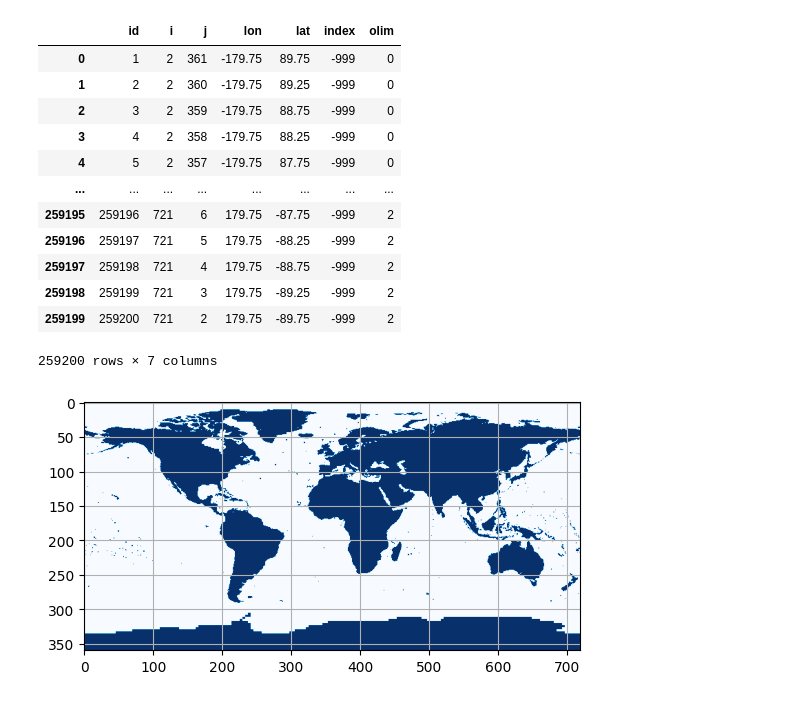
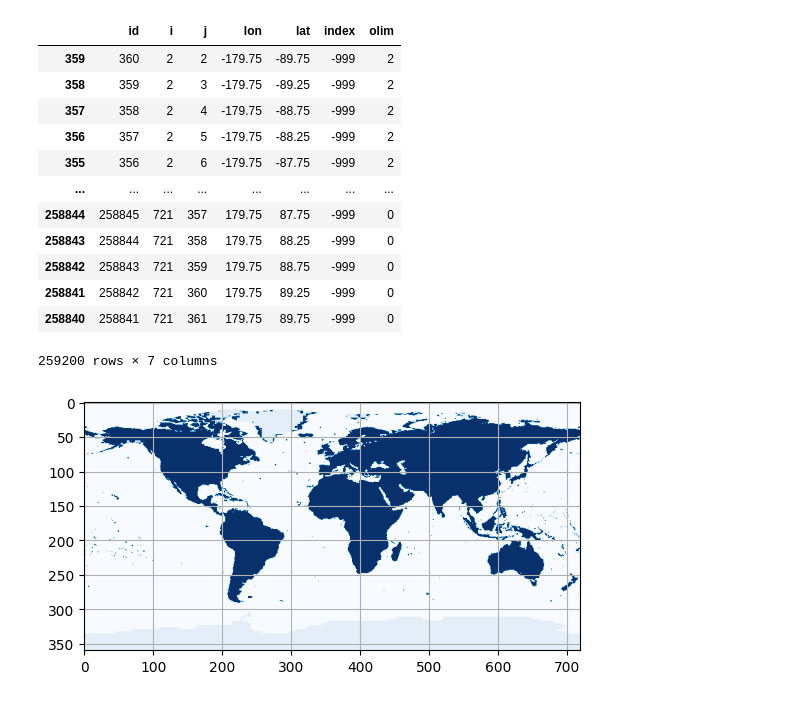
Before and after one commit to SEnikeeva/proc_optimisation, a Jupyter notebook: data.ipynb, the cells around one changed output. Cells and saved outputs as stored; diff of their text form; code cells hidden in the pictures.

```diff
--- a/data.ipynb
+++ b/data.ipynb
@@ -5,25 +7,27 @@ import pandas as pd
 # %%
 mask_df = pd.read_csv('data/term_landseamask.csv', sep=';')
 # %%
+mask_df = mask_df.sort_values(by=['lon', 'lat'])
 mask_df
 # %% [output]
 |  | id | i | j | lon | lat | index | olim |
-| 0 | 1 | 2 | 361 | -179.75 | 89.75 | -999 | 0 |
-| 1 | 2 | 2 | 360 | -179.75 | 89.25 | -999 | 0 |
-| 2 | 3 | 2 | 359 | -179.75 | 88.75 | -999 | 0 |
-| 3 | 4 | 2 | 358 | -179.75 | 88.25 | -999 | 0 |
-| 4 | 5 | 2 | 357 | -179.75 | 87.75 | -999 | 0 |
+| 359 | 360 | 2 | 2 | -179.75 | -89.75 | -999 | 2 |
+| 358 | 359 | 2 | 3 | -179.75 | -89.25 | -999 | 2 |
+| 357 | 358 | 2 | 4 | -179.75 | -88.75 | -999 | 2 |
+| 356 | 357 | 2 | 5 | -179.75 | -88.25 | -999 | 2 |
+| 355 | 356 | 2 | 6 | -179.75 | -87.75 | -999 | 2 |
 | ... | ... | ... | ... | ... | ... | ... | ... |
-| 259195 | 259196 | 721 | 6 | 179.75 | -87.75 | -999 | 2 |
-| 259196 | 259197 | 721 | 5 | 179.75 | -88.25 | -999 | 2 |
-| 259197 | 259198 | 721 | 4 | 179.75 | -88.75 | -999 | 2 |
-| 259198 | 259199 | 721 | 3 | 179.75 | -89.25 | -999 | 2 |
-| 259199 | 259200 | 721 | 2 | 179.75 | -89.75 | -999 | 2 |
+| 258844 | 258845 | 721 | 357 | 179.75 | 87.75 | -999 | 0 |
+| 258843 | 258844 | 721 | 358 | 179.75 | 88.25 | -999 | 0 |
+| 258842 | 258843 | 721 | 359 | 179.75 | 88.75 | -999 | 0 |
+| 258841 | 258842 | 721 | 360 | 179.75 | 89.25 | -999 | 0 |
+| 258840 | 258841 | 721 | 361 | 179.75 | 89.75 | -999 | 0 |
 259200 rows × 7 columns
 # %%
-mask = np.array(mask_df['olim']).reshape(720, 360).T
-mask[mask == 2] = 1
-plt.imshow(mask, cmap='Blues')
+mask = np.array(mask_df['olim']).astype(float).reshape(720, 360).T
+
+mask[mask == 2] = 0.1
+plt.imshow(mask[::-1], cmap='Blues')
 plt.grid()
 # %% [output]
-[figure, old version]
+[figure, new version]
```
Also changed, not shown: parts of 11 cells of this notebook, 1 other file.
